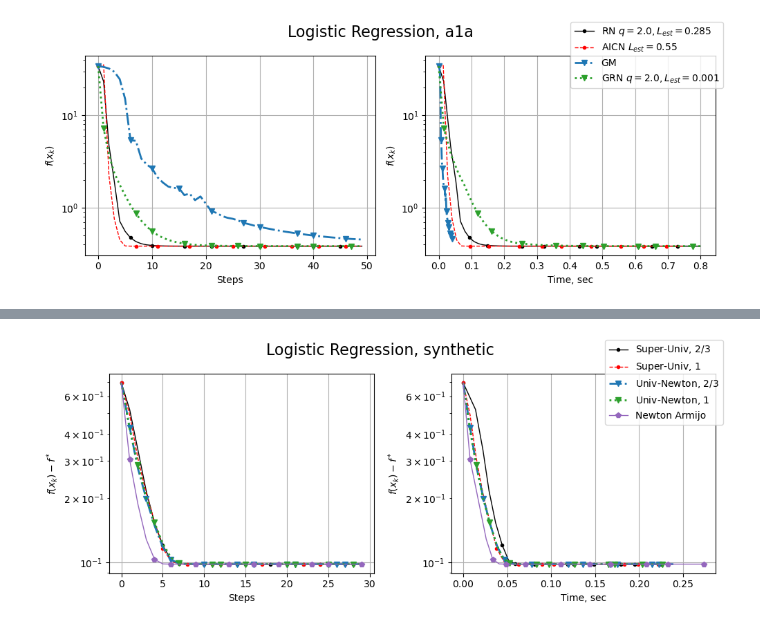
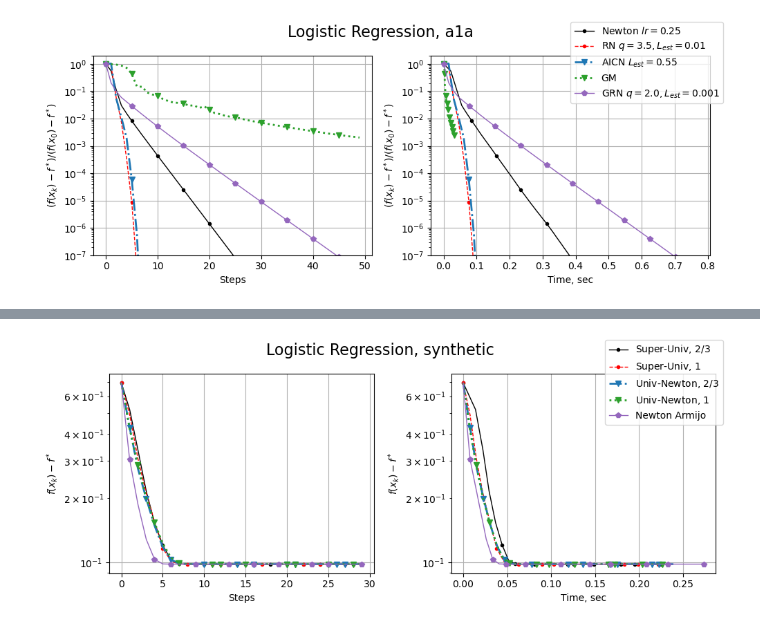
Before and after one commit to fxrshed/root-newton, a Jupyter notebook: experiments_logistic_regression.ipynb, the cells around one changed output, grey strips where cells are left out. Cells and saved outputs as stored; diff of their text form; code cells hidden in the pictures.

Commit message:
Fixed some experiment plots

```diff
--- a/experiments_logistic_regression.ipynb
+++ b/experiments_logistic_regression.ipynb
@@ -74,9 +76,9 @@ def train_loop(w_0: float, dataset_name: str, n_steps: int,
 # %%
 hyperparams = {
     "a1a": {
-        "DampedNewton": {"lr": 1.0},
+        "DampedNewton": {"lr": 0.25},
         "AICN": {"L_est": 0.1},
-        "RootNewton": {"q": 2.0, "L_est": 0.001},
+        "RootNewton": {"q": 3.5, "L_est": 0.01},
         "SimpliReg": {"beta": 0.1, "sigma": 0.1},
         "GradRegNewton": {"q": 2.0, "L_est": 1e-5}
     },
@@ -90,23 +92,30 @@ hyperparams = {
 
 hyperparams_reg = {
     "a1a": {
-        "DampedNewton": {"lr": 1.0},
+        "DampedNewton": {"lr": 0.25},
         "AICN": {"L_est": 0.55},
-        "RootNewton": {"q": 2.0, "L_est": 0.285},
+        "RootNewton": {"q": 3.5, "L_est": 0.01},
         "SimpliReg": {"beta": 0.1, "sigma": 0.1},
         "GradRegNewton": {"q": 2.0, "L_est": 0.001}
     },
     "mushrooms": {
-        "DampedNewton": {"lr": 1.0},
+        "DampedNewton": {"lr": 0.9},
         "AICN": {"L_est": 0.1},
-        "RootNewton": {"q": 2.0, "L_est": 0.001},
+        "RootNewton": {"q": 3.25, "L_est": 0.0001},
         "SimpliReg": {"beta": 0.1, "sigma": 0.1},
-        "GradRegNewton": {"q": 2.0, "L_est": 0.0001},
+        "GradRegNewton": {"q": 2.0, "L_est": 0.00001},
     },
     "colon-cancer": {
-        "DampedNewton": {"lr": 1.0},
+        "DampedNewton": {"lr": 0.65},
         "AICN": {"L_est": 1.0},
-        "RootNewton": {"q": 2.0, "L_est": 0.05},
+        "RootNewton": {"q": 4.0, "L_est": 0.001},
+        "SimpliReg": {"beta": 0.1, "sigma": 0.1},
+        "GradRegNewton": {"q": 2.25, "L_est": 0.0001},
+    },
+    "w7a": {
+        "DampedNewton": {"lr": 0.5},
+        "AICN": {"L_est": 0.01},
+        "RootNewton": {"q": 3.0, "L_est": 0.01},
         "SimpliReg": {"beta": 0.1, "sigma": 0.1},
         "GradRegNewton": {"q": 2.0, "L_est": 0.0001},
     }
@@ -122,6 +131,15 @@ histories = []
 labels = []
 
 w_0 = 10.0
+
+# Newton
+lr = hyperparams_reg[dataset_name]["DampedNewton"]["lr"]
+hist = train_loop(w_0=w_0, dataset_name=dataset_name, n_steps=2*n_steps, optimizer=DampedNewton, lr=lr)
+f_star = hist["loss"][-1]
+hist = {key: value[:n_steps] for key, value in hist.items()}
+histories.append(hist)
+labels.append(r"Newton $lr={0}$".format(lr))
+
 
 # Root Newton
 L_est = hyperparams_reg[dataset_name]["RootNewton"]["L_est"]
@@ -131,36 +149,36 @@ histories.append(hist)
 labels.append(r"RN $q={0}, L_{{est}}={1}$".format(q, L_est))
 
 # AICN
 L_est = hyperparams_reg[dataset_name]["AICN"]["L_est"]
 hist = train_loop(w_0=w_0, dataset_name=dataset_name, n_steps=n_steps, optimizer=AICN, L_est=L_est)
 histories.append(hist)
 labels.append(r"AICN $L_{{est}}={0}$".format(L_est))
 
 # Gradient Method
 hist = train_loop(w_0=w_0, dataset_name=dataset_name, n_steps=n_steps, optimizer=GradientMethod)
 histories.append(hist)
 labels.append("GM")
 
 # GradRegNewton
 q = hyperparams_reg[dataset_name]["GradRegNewton"]["q"]
 L_est = hyperparams_reg[dataset_name]["GradRegNewton"]["L_est"]
 hist = train_loop(w_0=w_0, dataset_name=dataset_name, n_steps=n_steps, optimizer=GradRegNewton, q=q, L_est=L_est)
 histories.append(hist)
 labels.append(r"GRN $q={0}, L_{{est}}={1}$".format(q, L_est))
 
 
 utils.plotter(histories=histories,
         labels=labels,
         colors=["black", "red", "tab:blue", "tab:green", "tab:purple"],
         linestyles=["-", "--", "-.", ":", "-"],
         linewidths=[1.0, 1.0, 2.0, 2.0, 1.0],
         markers=[".", ".", "v", "v", "p"],
-        f_star=0.0,
+        f_star=f_star,
         suptitle=f"Logistic Regression, {dataset_name}",
-        threshold=0.0,
+        threshold=1e-7,
         filename=f"plots/logreg_rn_{dataset_name}.pdf")
 # %% [output]
-[figure, old version]
+[figure, new version]
 # %%
 np.random.seed(0)
 
```
Also changed, not shown: parts of 16 cells of this notebook, 4 other files.
